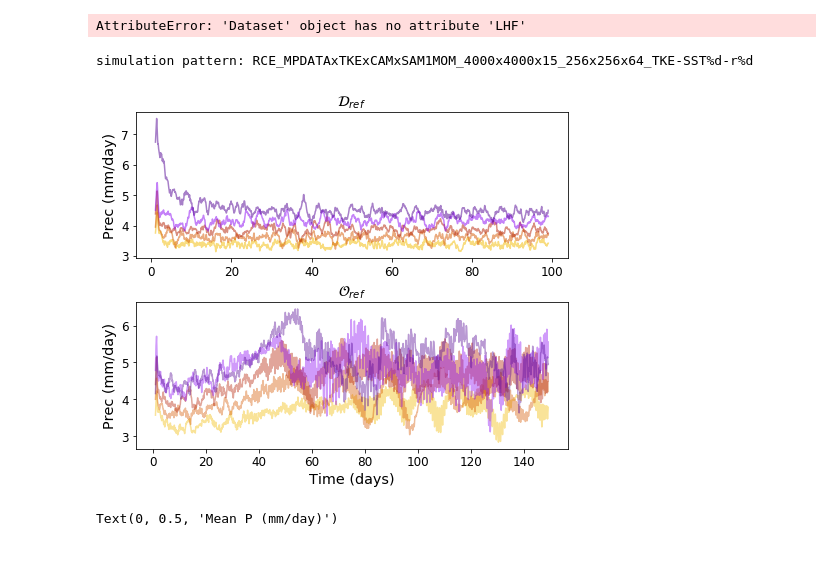
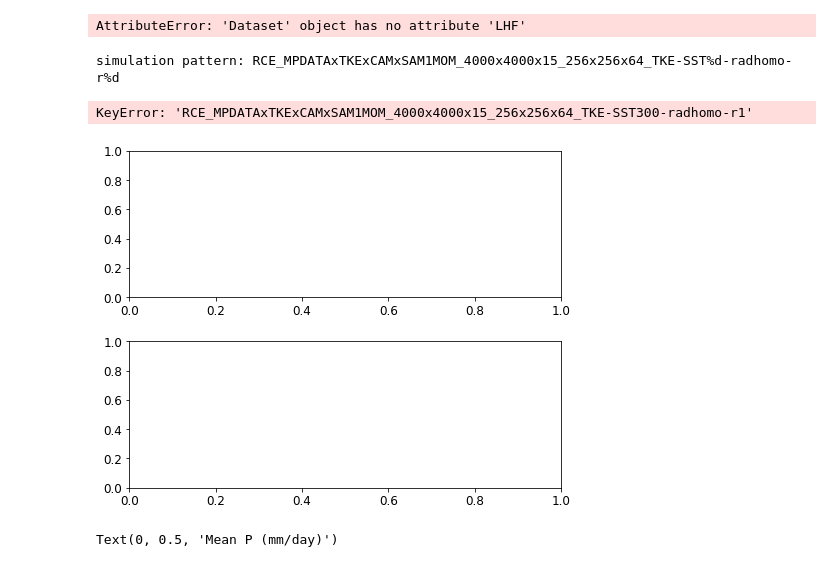
Before and after one commit to bfildier/Fildier2020, a Jupyter notebook: scripts/AdditionalFigures1stRev.ipynb, the cells around one changed output. Cells and saved outputs as stored; diff of their text form; code cells hidden in the pictures.

Commit message:
progress on figures -- sync to upload new cori results

```diff
--- a/scripts/AdditionalFigures1stRev.ipynb
+++ b/scripts/AdditionalFigures1stRev.ipynb
@@ -122,6 +122,10 @@ data_mean_t = {}
 pr_mean = {}
 p_profile = {}
 
+# new cleaner data
+distributions = {}
+mean_pr = {}
+
 i_w24 = 5 # storage index for statistics computed over 24 time slices for rainfall pdfs
 # %% [output]
 Initialize stats for each simulation
@@ -423,10 +469,11 @@ for i_SST in range(n_SSTs):
 
     for i_sim in (0,4):
 
-        simname = simname_patterns[i_sim]%SST
+        simname = simname_patterns[i_sim]%(SST,realiz[SST][i_sim])
         simtype = simtypes[i_sim]
 
-        norm_cdf_IL_prQ = cdf_invlog_ILQ_pr[simname]*100
+#         norm_cdf_IL_prQ = cdf_invlog_ILQ_pr[simname]*100
+        invCDF_show = distributions[simname].invCDF[sQ2show]*100
 
         # Define legend label
         if SST == SSTs[-1]:
@@ -435,7 +482,7 @@ for i_SST in range(n_SSTs):
             lab = ''
 
         subplotRanksILog(ax,ranks2show,
-                         norm_cdf_IL_prQ[sQ2show],
+                         invCDF_show,
                          col=SST_col[i_SST],
                          labels=lab,
                          ltype=simtype_linetype[i_sim],
@@ -479,7 +526,7 @@ for i_SST in range(n_SSTs):
 #     for i_sim in range(n_sims):
     for i_sim in (0,4):
 
-        simname = simname_patterns[i_sim]%SST
+        simname = simname_patterns[i_sim]%(SST,realiz[SST][i_sim])
         simtype = simtypes[i_sim]
 
         # Skip dot/curve if simulation didn't reach equilibrium
@@ -487,13 +534,14 @@ for i_SST in range(n_SSTs):
             print("passing %s"%simname)
             continue
 
-        if simname in perc_ILQ_pr.keys():
+        if simname in distributions.keys():
 #             print("%dK, %s:"%(SST,simtype_labels[i_sim]),perc_ILQ_pr[simname][iQref])
 #             x,y = SST,perc_ILQ_pr[simname][iQmax]
             # Mean over percentiles
-            x = pr_mean[simname]
+#             x = pr_mean[simname]
+            x = mean_pr[simname]
 #             y = np.mean(perc_ILQ_pr[simname][sQext])
-            y = cdf_invlog_ILQ_pr[simname][iQref]*100
+            y = distributions[simname].invCDF[iQref]*100
 
             #--- Draw points
             # Define color
@@ -679,8 +1147,11 @@ compute values for enhancemnet factors for precipitation efficiency argument
 # %%
 
-print("Show enhancement factors for all pairs of adjacent SSTs at extreme percentiles vs. SST")
+print("Show change in enhancement factors for all pairs of adjacent SSTs at extreme percentiles vs. SST")
 
-s = sQ
+ext_lab = 'pr9999'
+ef2show = getattr(thismodule,'ef_%s_array'%ext_lab)
+# ef2show_all = [getattr(thismodule,'ef_%s_array'%pr_lab) for pr_lab in ['mean_pr','pr999']]
+# labels = ['\overline{P}','P^{99.9}']
 
 dSST = 2
 
@@ -690,14 +1161,16 @@ for i_SST in range(4):
 
     SST = SSTs[i_SST]
 
+    Nc = 0
+
     for i_ef in range(n_ef):
 
         Nc += 1 # Count to reverse x axis once reach last curve
 
-        if (i_SST,ef_inds[i_ef][0]) in sims2exclude or (i_SST,ef_inds[i_ef][1]) in sims2exclude:
-            print("passing %s"%simname)
-#             print(' passing')
-            continue
+#         if (i_SST,ef_inds[i_ef][0]) in sims2exclude or (i_SST,ef_inds[i_ef][1]) in sims2exclude:
+#             print("passing %s"%simname)
+# #             print(' passing')
+#             continue
 
         col = SST_col[i_SST]
 
@@ -715,8 +1188,8 @@ for i_SST in range(4):
         x = SST+dSST/2
 
         # y
-        ef_cold = ef_prQ_array[i_SST,i_ef]
-        ef_warm = ef_prQ_array[i_SST+1,i_ef]
+        ef_cold = ef2show[i_SST,i_ef]
+        ef_warm = ef2show[i_SST+1,i_ef]
         y = (ef_warm/ef_cold-1)*100
 
         ax.plot(x,y,marker="$ {} $".format(ef_markers[i_ef]), ms=8, markerfacecolor=mfc,markeredgecolor=col, markeredgewidth=mw)
@@ -727,7 +1200,7 @@ ax.set_xlabel('SST (K)')
 ax.set_ylabel(r'Fractional change in $\varepsilon (P^Q)$ (%/K)')
 ax.set_xlim((SSTs[0]-0.4,SSTs[-1]+0.4))
 
-plt.savefig(os.path.join(figuredir,'fracchange_ef_prQ_vs_SST.pdf'),
+plt.savefig(os.path.join(figuredir,'fracchange_ef_%s_vs_SST.pdf'%ext_lab),
             bbox_layout='tight')
 plt.show()
 
@@ -778,7 +1244,7 @@ SSTmin = 299.
 SSTmax = 309.
 SST_col = [cmap(i) for i in (SSTs-np.array(SSTmin))/(SSTmax-SSTmin)]
 
-varid = 'Prec'
+varid = 'PW'
 
 Nhrs = 48
 fig, axs = plt.subplots(nrows=2,figsize=(8,6))
@@ -798,35 +1264,36 @@ for i_SST in range(len(SSTs)):
     y = np.convolve(data[varid],np.ones(Nhrs)/Nhrs,'same')[s_filt]
     ax.plot(x,y,c=SST_col[i_SST],alpha=0.5)
 
 ax.set_ylabel('%s (%s)'%(varid,data[varid].units))
 ax.set_title(r'$\mathcal{D}_{ref}$')
 
 # Oref
 i_sim = 0 # reference organized
 ax = axs[1]
 
 for i_SST in range(len(SSTs)):
 
     SST = SSTs[i_SST]
     simname = simname_patterns[i_sim]%(SST,realiz[SST][i_sim])
 
     data = data_mean_t[simname]
     s_filt = slice(24,24*min(150,len(data.time))-24)
     x = data.time[s_filt]
     y = np.convolve(data[varid],np.ones(Nhrs)/Nhrs,'same')[s_filt]
     ax.plot(x,y,c=SST_col[i_SST],alpha=0.4)
 
 ax.set_ylabel('%s (%s)'%(varid,data[varid].units))
 ax.set_title(r'$\mathcal{O}_{ref}$')
 
 ax.set_xlabel('Time (days)')
 
 plt.savefig(os.path.join(figuredir,'timeseries_%s_filtered%dh_%d.pdf'%(varid,Nhrs,i_sim)),
            bbox_inches='tight')
 plt.savefig(os.path.join(figuredir,'FigureS1.pdf'),bbox_inches='tight')
 # %% [output]
-simulation pattern: RCE_MPDATAxTKExCAMxSAM1MOM_4000x4000x15_256x256x64_TKE-SST%d-r%d
+simulation pattern: RCE_MPDATAxTKExCAMxSAM1MOM_4000x4000x15_256x256x64_TKE-SST%d-radhomo-r%d
+KeyError: 'RCE_MPDATAxTKExCAMxSAM1MOM_4000x4000x15_256x256x64_TKE-SST300-radhomo-r1'
-[figure, old version]
+[figure, new version]
 # %%
 i_sim = 0 # reference organized
 SSTmin = 299.
```
Also changed, not shown: parts of 13 cells of this notebook, 11 other files.
